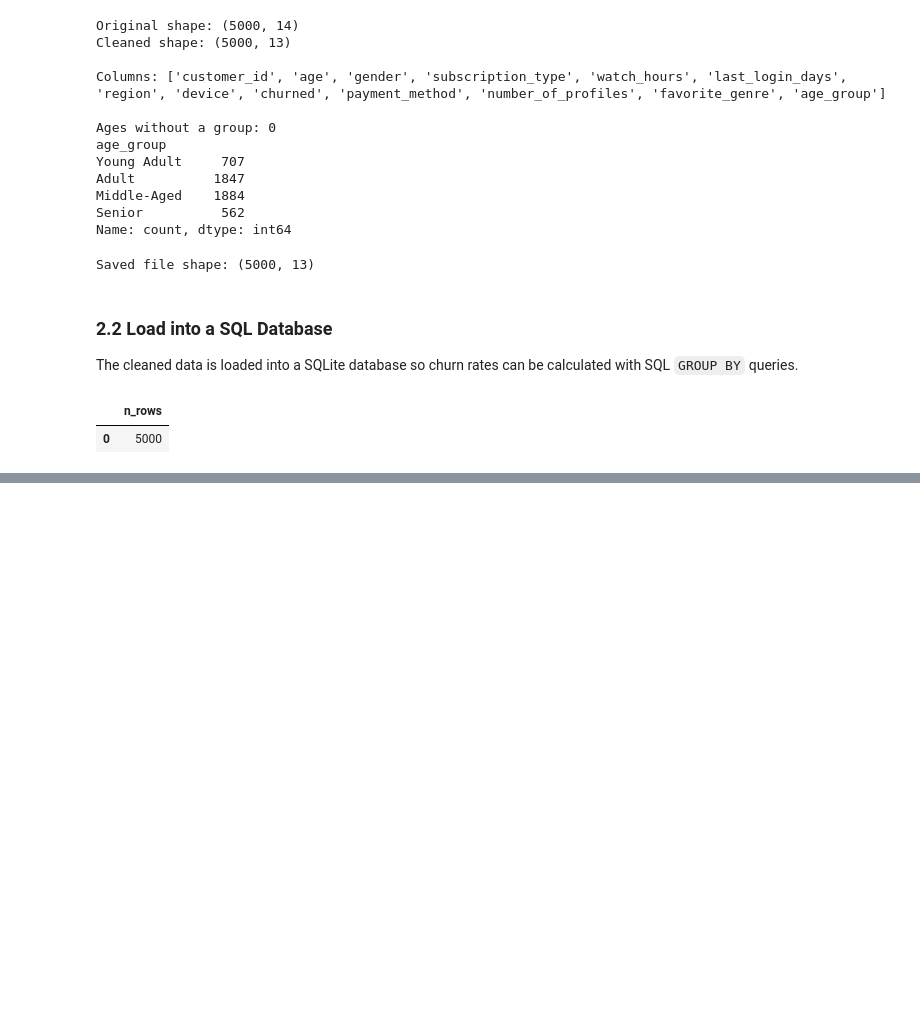
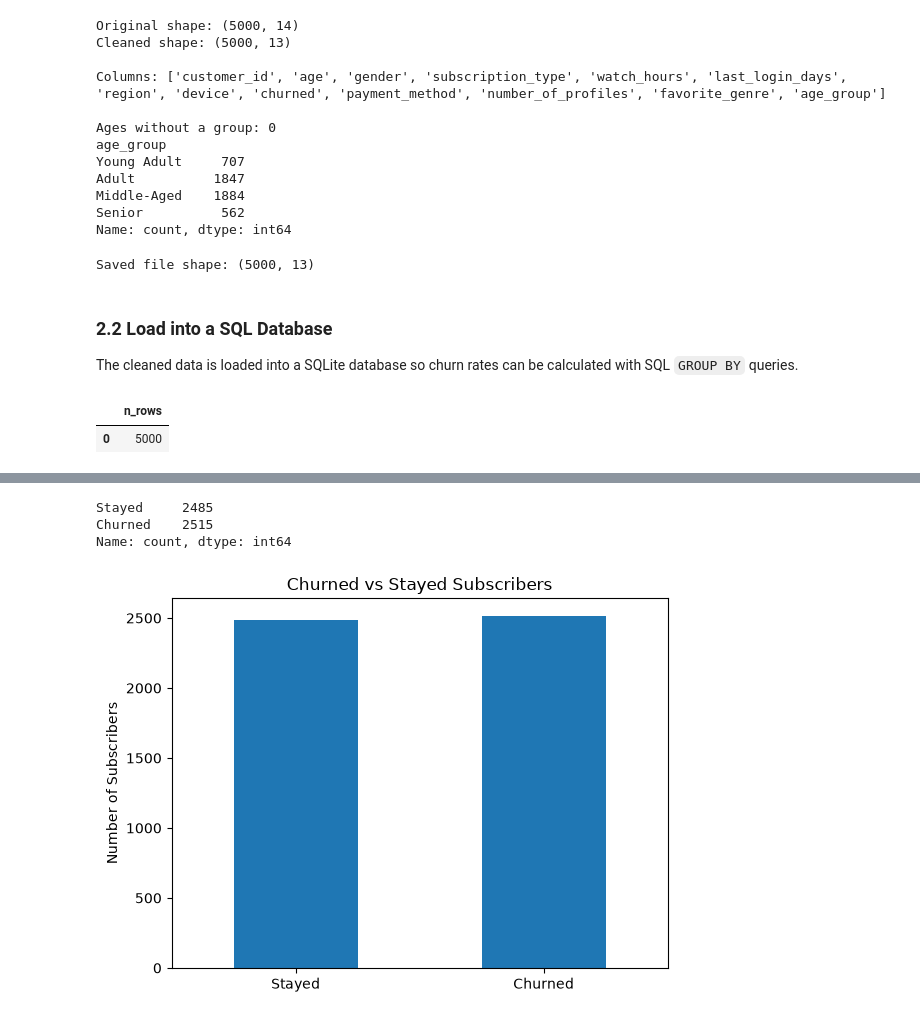
Before and after one commit to CS122-04-FA26/netflix-churn-analysis, a Jupyter notebook: notebooks/netflix_churn_analysis.ipynb, the cells around one changed output, grey strips where cells are left out. Drawn from its saved outputs; the diff is of its cells as text; code cells hidden in the pictures; blank space fills up the shorter version.

Commit message:
Update notebook
- Changed download path for sample to go to data/
- Added EDA charts and heatmap
- Added Conclusion based on EDA

```diff
--- a/notebooks/netflix_churn_analysis.ipynb
+++ b/notebooks/netflix_churn_analysis.ipynb
@@ -276,0 +294,20 @@ pd.read_sql_query(query, conn)
+# %%
+# Count the number of churned vs stayed subscribers
+churn_counts = df_clean["churned"].value_counts().sort_index()
+
+# Rename 0 and 1 to Stayed and Churned
+churn_counts.index = ["Stayed", "Churned"]
+print(churn_counts)
+
+# Plot the number of churned vs stayed subscribers
+churn_counts.plot(kind="bar")
+plt.title("Churned vs Stayed Subscribers")
+plt.xlabel("")
+plt.ylabel("Number of Subscribers")
+plt.xticks(rotation=0)
+plt.show()
+# %% [output]
+Stayed     2485
+Churned    2515
+Name: count, dtype: int64
+[figure, added]
```
Also changed, not shown: parts of 21 cells of this notebook.
